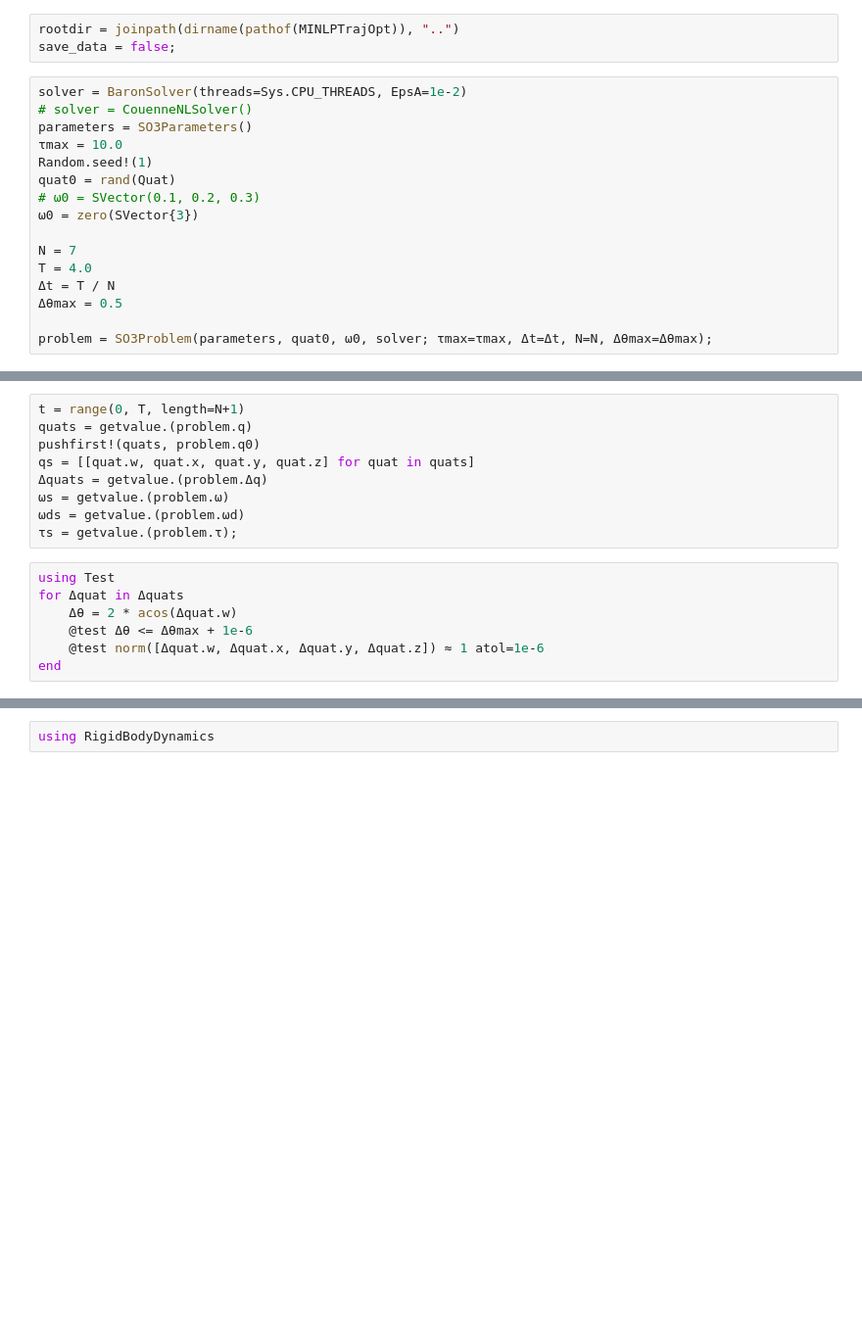
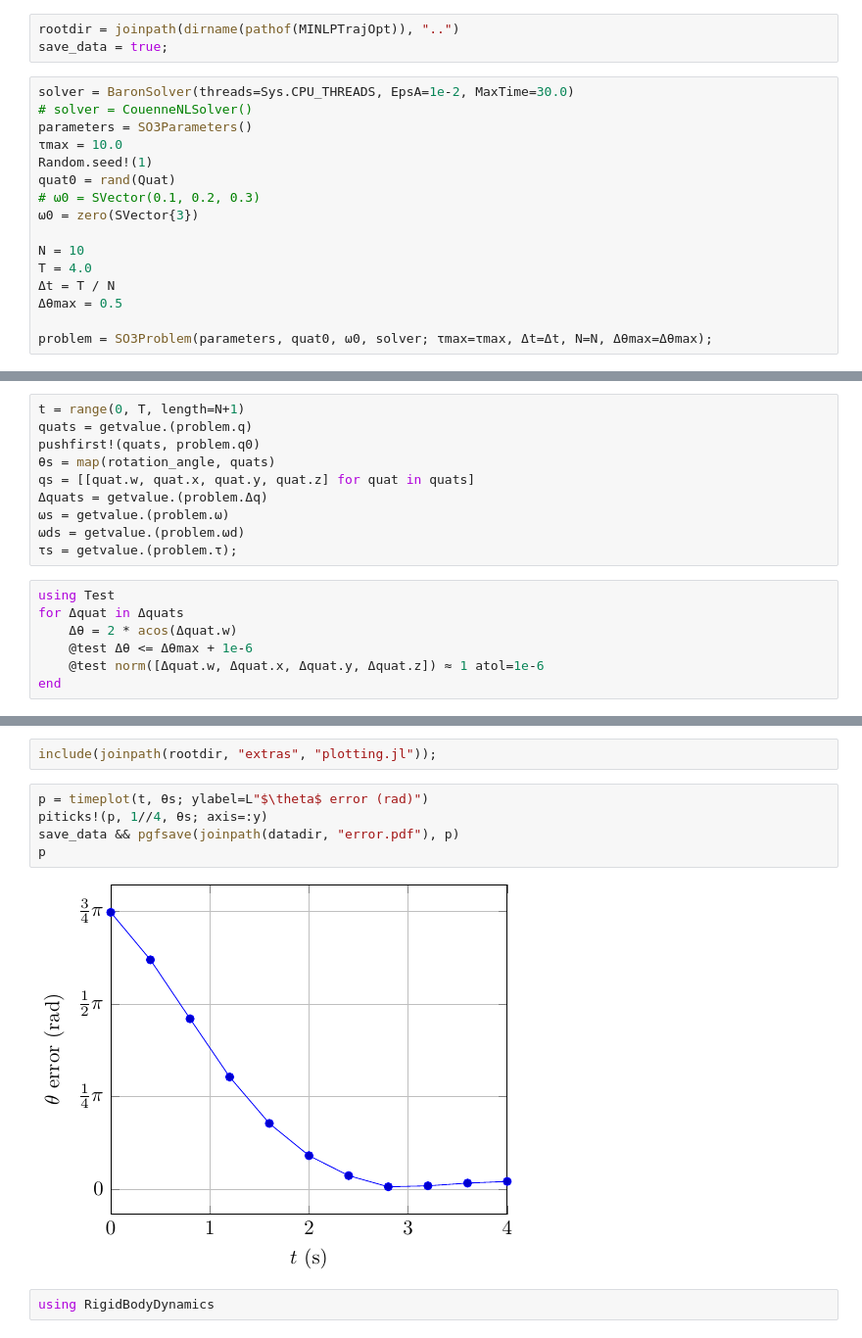
Before and after one commit to tkoolen/MINLPTrajOpt, a Jupyter notebook: notebooks/exploration/Second-order SO(3) system.ipynb, the cells around one changed output, grey strips where cells are left out. Shown at 98% size. Cells and saved outputs as stored; diff of their text form; blank space fills up the shorter version.

Commit message:
Tweaks + output data for SO(3) example.

```diff
--- a/notebooks/exploration/Second-order SO(3) system.ipynb
+++ b/notebooks/exploration/Second-order SO(3) system.ipynb
@@ -21,8 +18,8 @@ using Random
 # %%
 rootdir = joinpath(dirname(pathof(MINLPTrajOpt)), "..")
-save_data = false;
+save_data = true;
 # %%
-solver = BaronSolver(threads=Sys.CPU_THREADS, EpsA=1e-2)
+solver = BaronSolver(threads=Sys.CPU_THREADS, EpsA=1e-2, MaxTime=30.0)
 # solver = CouenneNLSolver()
 parameters = SO3Parameters()
 τmax = 10.0
@@ -31,7 +28,7 @@ quat0 = rand(Quat)
 # ω0 = SVector(0.1, 0.2, 0.3)
 ω0 = zero(SVector{3})
 
-N = 7
+N = 10
 T = 4.0
 Δt = T / N
 Δθmax = 0.5
@@ -77,6 +82,7 @@ dirname(problem.model.internalModel.options[:SumName])
 t = range(0, T, length=N+1)
 quats = getvalue.(problem.q)
 pushfirst!(quats, problem.q0)
+θs = map(rotation_angle, quats)
 qs = [[quat.w, quat.x, quat.y, quat.z] for quat in quats]
 Δquats = getvalue.(problem.Δq)
 ωs = getvalue.(problem.ω)
@@ -92,3 +114,12 @@ end
+# %%
+include(joinpath(rootdir, "extras", "plotting.jl"));
+# %%
+p = timeplot(t, θs; ylabel=L"$\theta$ error (rad)")
+piticks!(p, 1//4, θs; axis=:y)
+save_data && pgfsave(joinpath(datadir, "error.pdf"), p)
+p
+# %% [output]
+[figure, added]
 # %%
 using RigidBodyDynamics
 # %%
```
Also changed, not shown: parts of 10 cells of this notebook, 9 other files.
